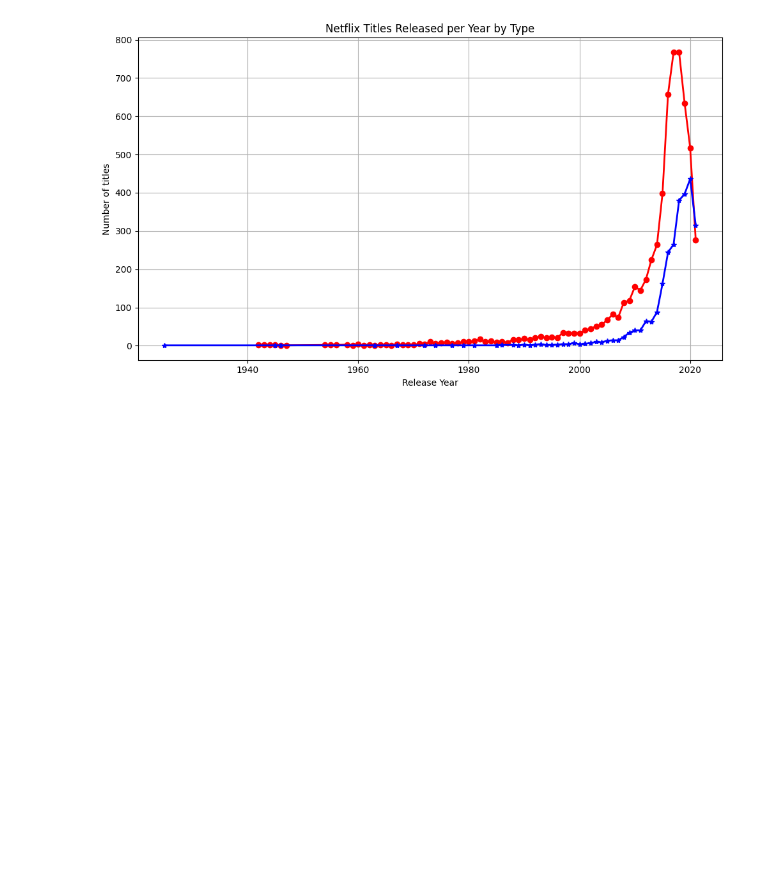
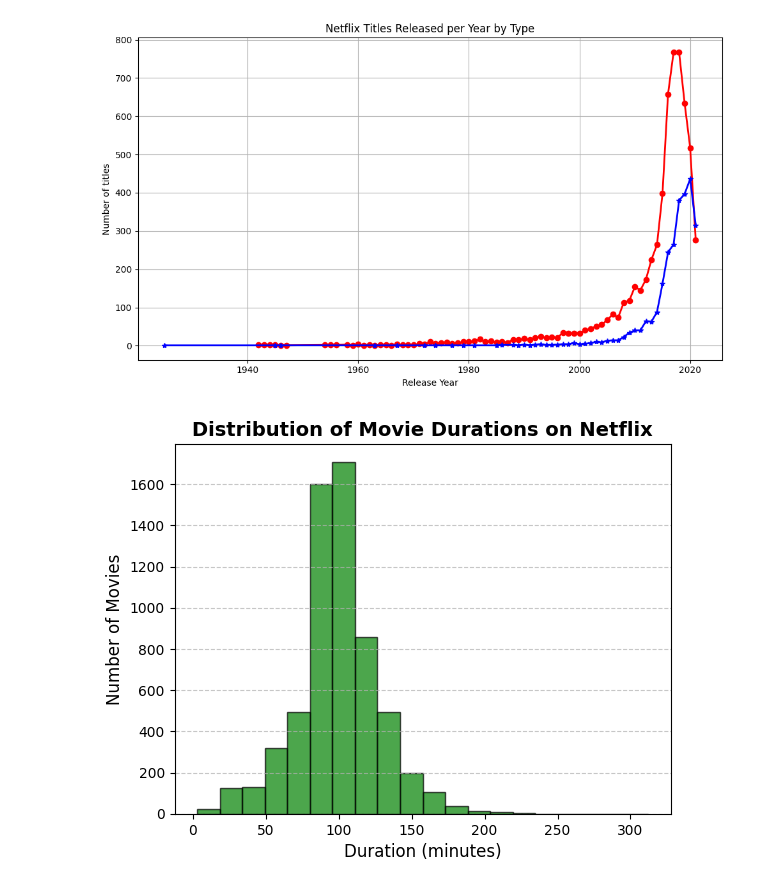
Before and after one commit to golkondarohith/Scikit-Learn, a Jupyter notebook: Visualization.ipynb, the cells around one changed output. Drawn from its saved outputs; the diff is of its cells as text; code cells hidden in the pictures; blank space fills up the shorter version.

Commit message:
Visualize Distribution of Movie Durations on Netflix.

```diff
--- a/Visualization.ipynb
+++ b/Visualization.ipynb
@@ -70,3 +70,16 @@ plt.tight_layout()
 plt.show()
 # %% [output]
 [figure]
+# %%
+#Histogram
+movie_duration = df[df["type"] == "Movie"]["duration"]
+movie_duration = movie_duration.str.replace(" min", "", regex=False).astype(float)
+
+plt.hist(movie_duration, bins=20, color="green", edgecolor="black", alpha=0.7)
+plt.title("Distribution of Movie Durations on Netflix", fontsize=14, fontweight='bold')
+plt.xlabel("Duration (minutes)", fontsize=12)
+plt.ylabel("Number of Movies", fontsize=12)
+plt.grid(axis='y', linestyle='--', alpha=0.7)
+plt.show()
+# %% [output]
+[figure, added]
```
